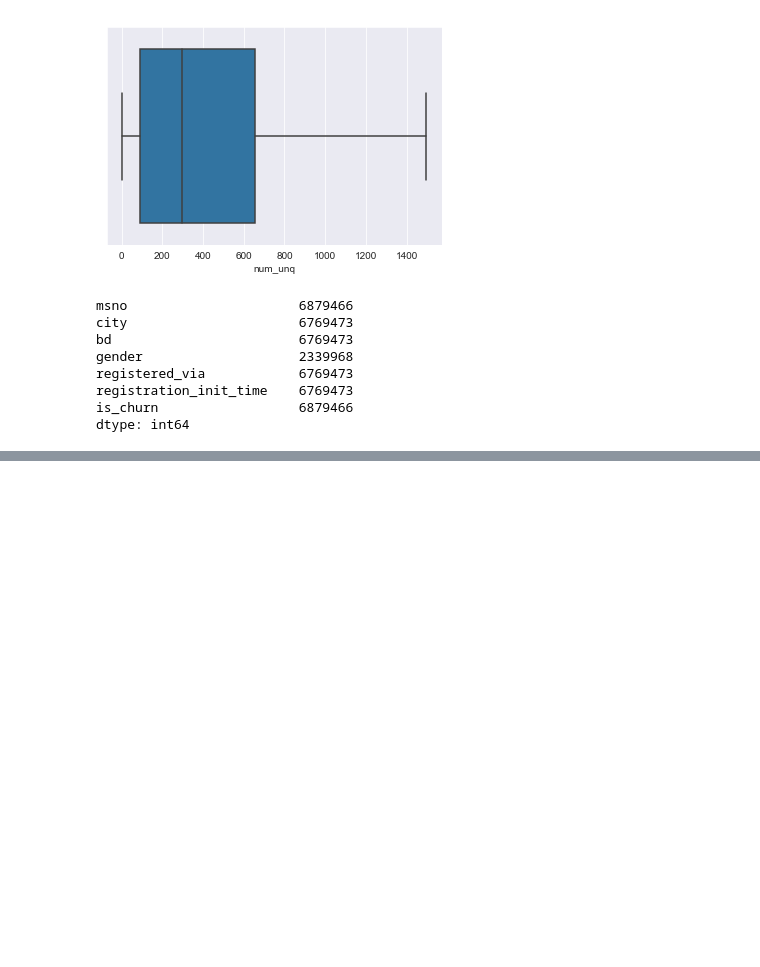
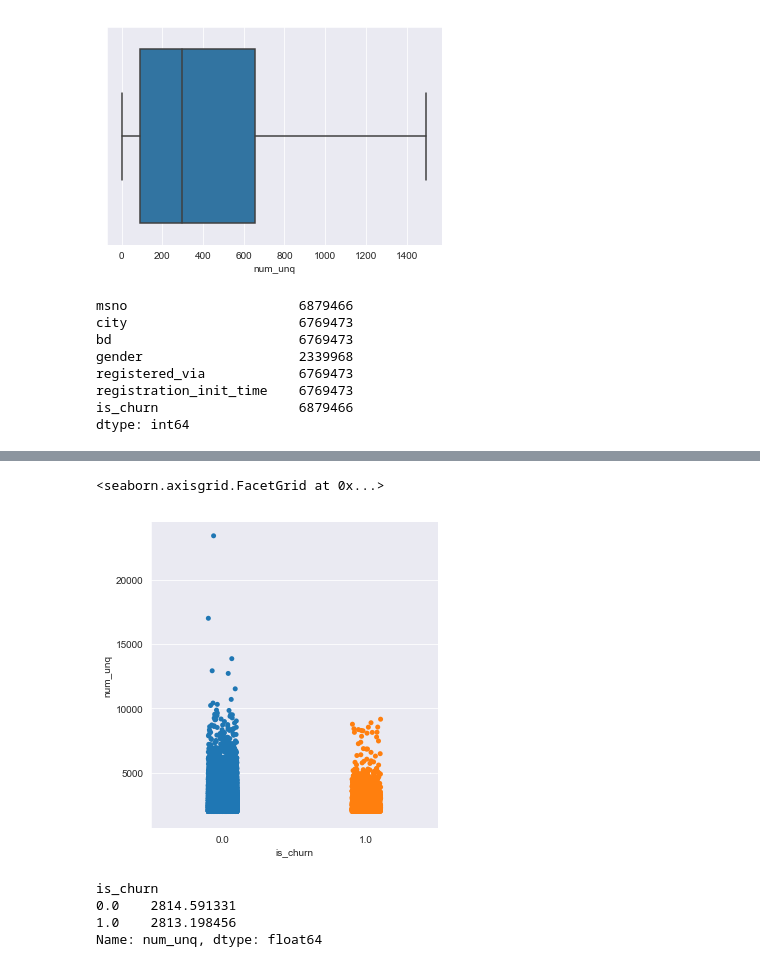
Before and after one commit to codefupanda/rendezvous_with_ml, a Jupyter notebook: week_02_data_analysis/day02_more_data_analysis_continued.ipynb, the cells around one changed output, grey strips where cells are left out. Saved outputs shown, nothing was run; the diff lists cells and outputs as text; code cells hidden in the pictures; blank space fills up the shorter version.

```diff
--- a/week_02_data_analysis/day02_more_data_analysis_continued.ipynb
+++ b/week_02_data_analysis/day02_more_data_analysis_continued.ipynb
@@ -185,0 +199,12 @@ dtype: int64
+# %%
+sns.catplot(x='is_churn', y='num_unq', data=filtered_members[members["num_unq"]>2000])
+# %% [output]
+<seaborn.axisgrid.FacetGrid at 0x...>
+[figure, added]
+# %%
+filtered_members[members["num_unq"]>2000].groupby('is_churn')["num_unq"].mean()
+# %% [output]
+is_churn
+0.0    2814.591331
+1.0    2813.198456
+Name: num_unq, dtype: float64
```
Also changed, not shown: parts of 22 cells of this notebook.
